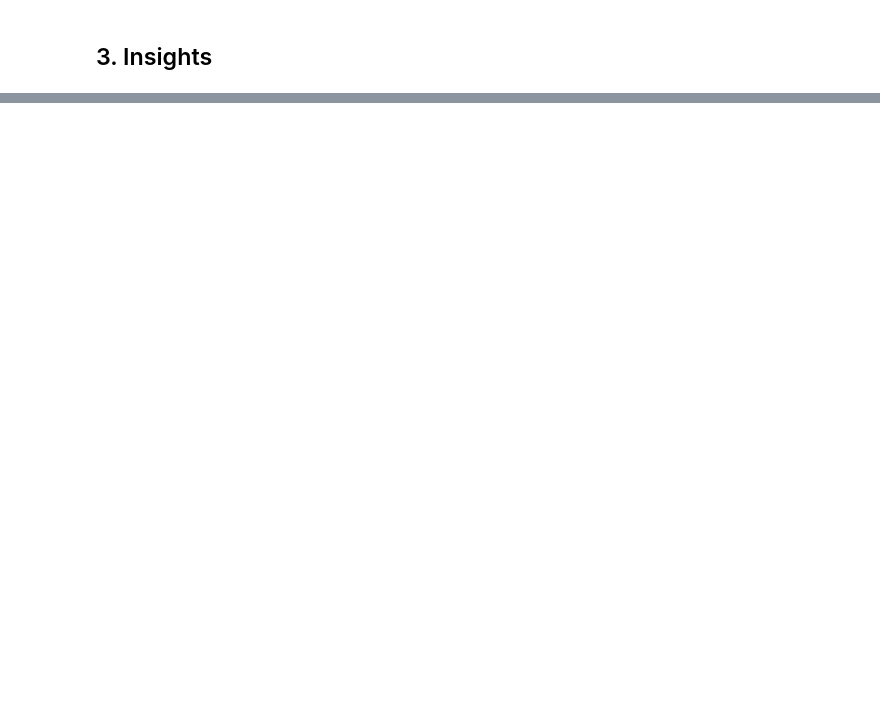
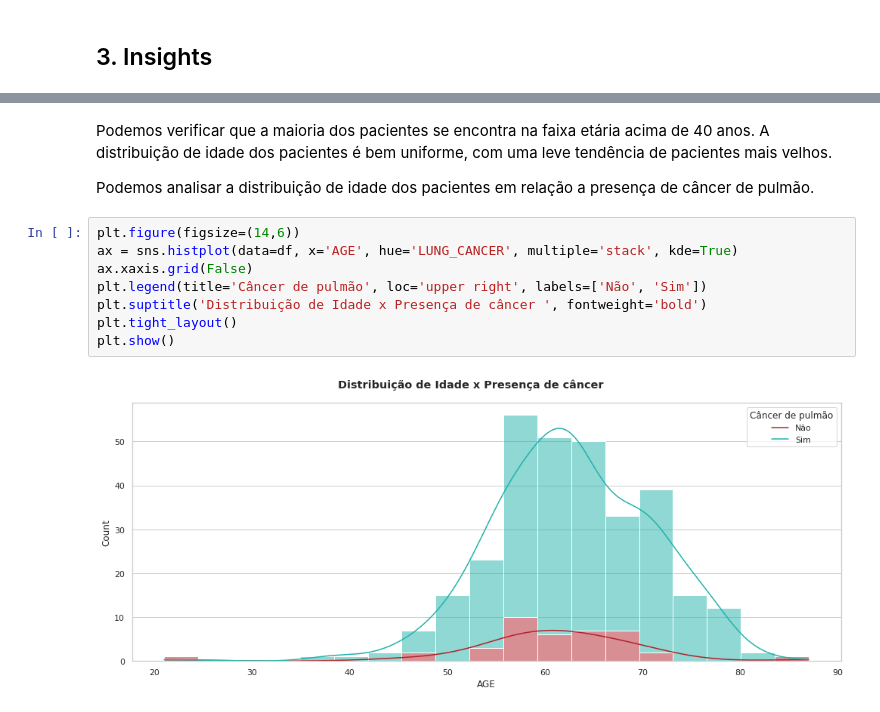
Before and after one commit to atlantico-academy/lung-cancer, a Jupyter notebook: notebooks/01-exploratory_data_analysis.ipynb, the cells around one changed output, grey strips where cells are left out. Drawn from its saved outputs; the diff is of its cells as text; blank space fills up the shorter version.

```diff
--- a/notebooks/01-exploratory_data_analysis.ipynb
+++ b/notebooks/01-exploratory_data_analysis.ipynb
@@ -306,0 +311,14 @@ plt.show() """
+# %% [markdown]
+Podemos verificar que a maioria dos pacientes se encontra na faixa etária acima de 40 anos. A distribuição de idade dos pacientes é bem uniforme, com uma leve tendência de pacientes mais velhos.
+
+Podemos analisar a distribuição de idade dos pacientes em relação a presença de câncer de pulmão.
+# %%
+plt.figure(figsize=(14,6))
+ax = sns.histplot(data=df, x='AGE', hue='LUNG_CANCER', multiple='stack', kde=True)
+ax.xaxis.grid(False)
+plt.legend(title='Câncer de pulmão', loc='upper right', labels=['Não', 'Sim'])
+plt.suptitle('Distribuição de Idade x Presença de câncer ', fontweight='bold')
+plt.tight_layout()
+plt.show()
+# %% [output]
+[figure, added]
```
Also changed, not shown: parts of 48 cells of this notebook, 1 other file.
